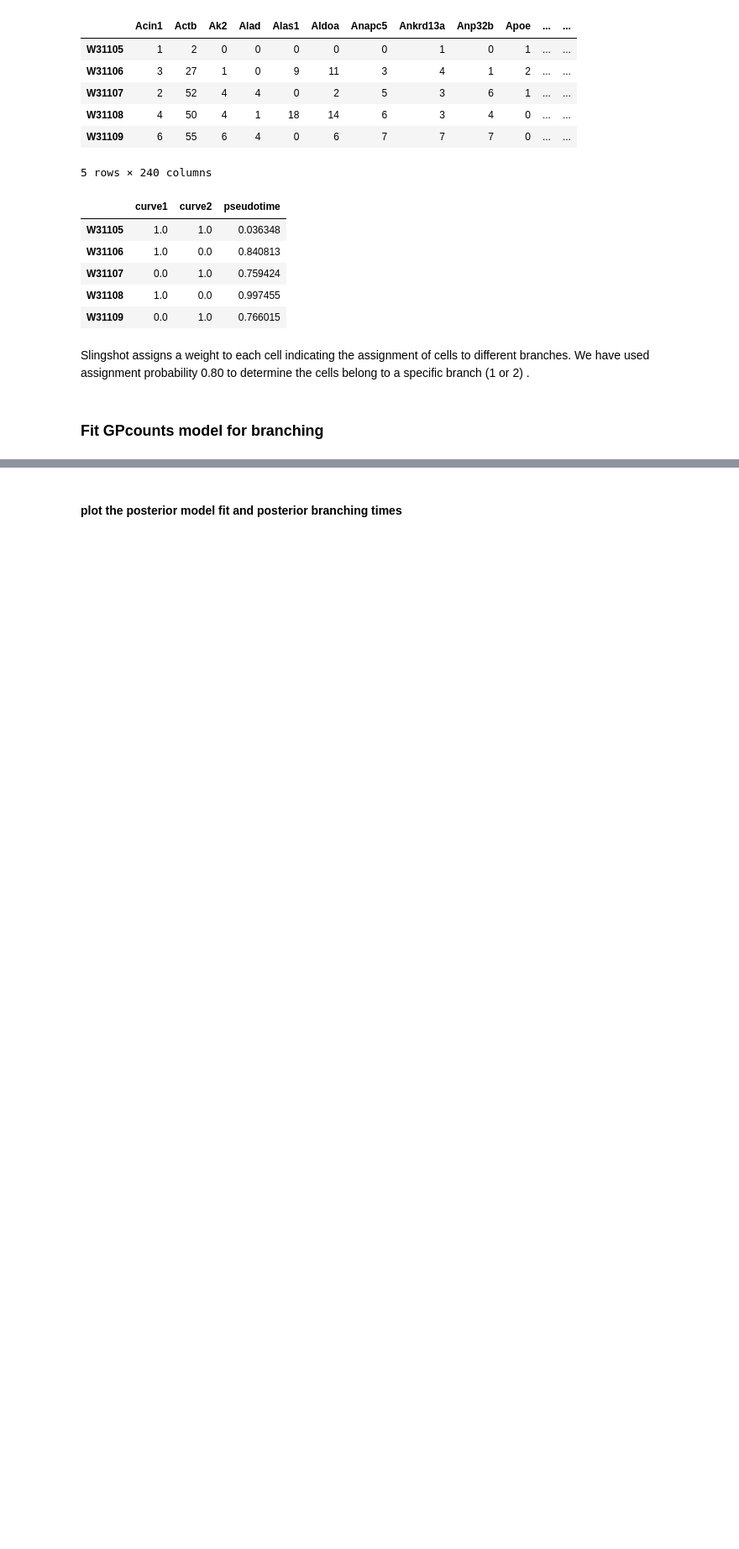
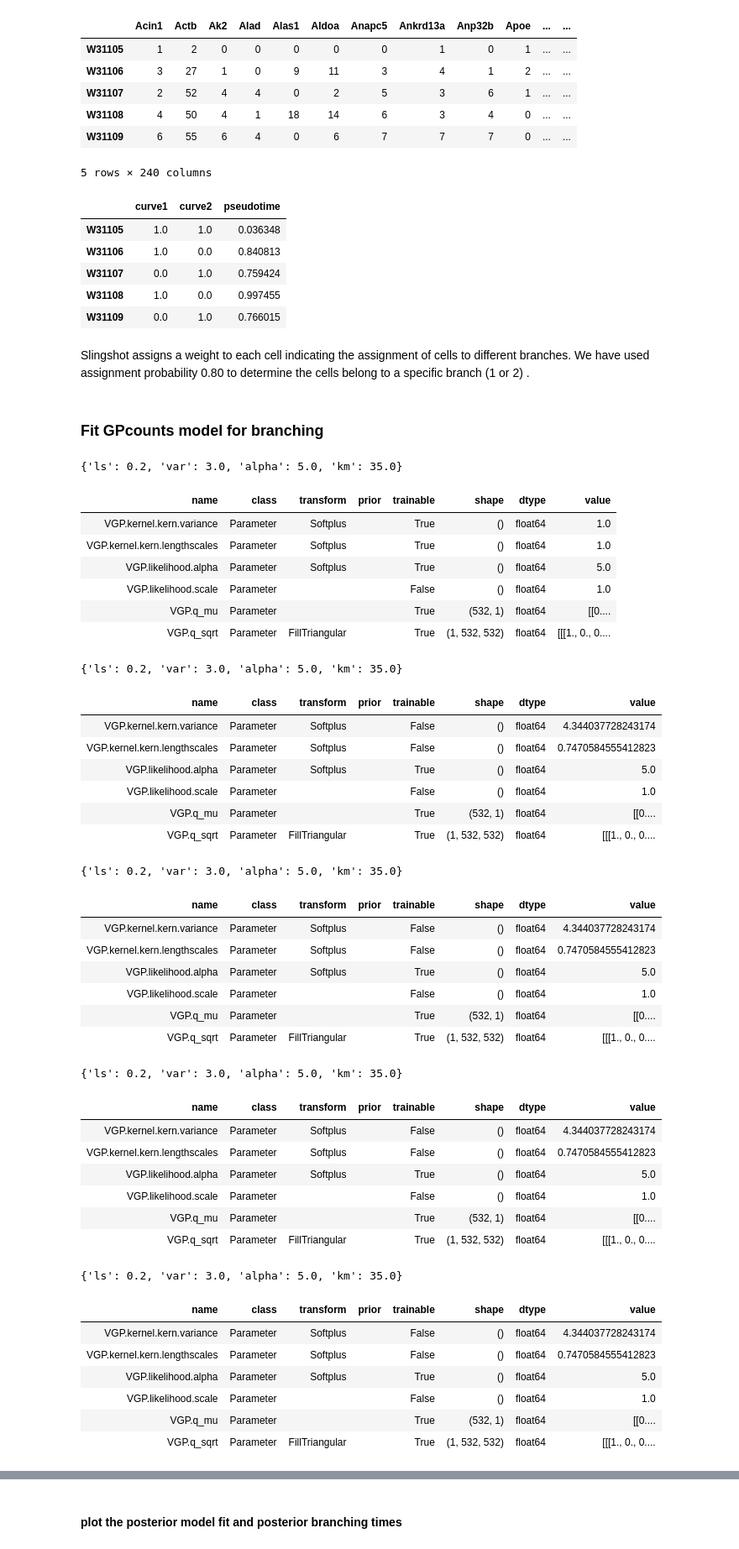
Before and after one commit to ManchesterBioinference/GPcounts, a Jupyter notebook: demo_notebooks/BranchingGPcounts.ipynb, the cells around one changed output, grey strips where cells are left out. Shown at 84% size. Drawn from its saved outputs; the diff is of its cells as text; code cells hidden in the pictures; blank space fills up the shorter version.

```diff
--- a/demo_notebooks/BranchingGPcounts.ipynb
+++ b/demo_notebooks/BranchingGPcounts.ipynb
@@ -51,10 +51,51 @@ for i in range(0, slingShot.shape[0]):
 # %%
 from GPcounts.GPcounts_Module import Fit_GPcounts
 def Fit_GPcounts_for_branching(geneName, likelihood='Negative_binomial', bins_num=50, ns=5):
     X = slingShot[1::ns][['pseudotime']]
     Y = data[1::ns][[geneName]].T
     gp_counts = Fit_GPcounts(X,Y)
     d = gp_counts.Infer_branching_location(cell_label[1::ns], bins_num=bins_num, lik_name=likelihood)
     del gp_counts
     return d
-d = Fit_GPcounts_for_branching('Mpo', bins_num=20)
+d = Fit_GPcounts_for_branching('Mpo', bins_num=30)
+# %% [output]
+{'ls': 0.2, 'var': 3.0, 'alpha': 5.0, 'km': 35.0}
+| name | class | transform | prior | trainable | shape | dtype | value |
+| VGP.kernel.kern.variance | Parameter | Softplus |  | True | () | float64 | 1.0 |
+| VGP.kernel.kern.lengthscales | Parameter | Softplus |  | True | () | float64 | 1.0 |
+| VGP.likelihood.alpha | Parameter | Softplus |  | True | () | float64 | 5.0 |
+| VGP.likelihood.scale | Parameter |  |  | False | () | float64 | 1.0 |
+| VGP.q_mu | Parameter |  |  | True | (532, 1) | float64 | [[0.... |
+| VGP.q_sqrt | Parameter | FillTriangular |  | True | (1, 532, 532) | float64 | [[[1., 0., 0.... |
+{'ls': 0.2, 'var': 3.0, 'alpha': 5.0, 'km': 35.0}
+| name | class | transform | prior | trainable | shape | dtype | value |
+| VGP.kernel.kern.variance | Parameter | Softplus |  | False | () | float64 | 4.344037728243174 |
+| VGP.kernel.kern.lengthscales | Parameter | Softplus |  | False | () | float64 | 0.7470584555412823 |
+| VGP.likelihood.alpha | Parameter | Softplus |  | True | () | float64 | 5.0 |
+| VGP.likelihood.scale | Parameter |  |  | False | () | float64 | 1.0 |
+| VGP.q_mu | Parameter |  |  | True | (532, 1) | float64 | [[0.... |
+| VGP.q_sqrt | Parameter | FillTriangular |  | True | (1, 532, 532) | float64 | [[[1., 0., 0.... |
+{'ls': 0.2, 'var': 3.0, 'alpha': 5.0, 'km': 35.0}
+| name | class | transform | prior | trainable | shape | dtype | value |
+| VGP.kernel.kern.variance | Parameter | Softplus |  | False | () | float64 | 4.344037728243174 |
+| VGP.kernel.kern.lengthscales | Parameter | Softplus |  | False | () | float64 | 0.7470584555412823 |
+| VGP.likelihood.alpha | Parameter | Softplus |  | True | () | float64 | 5.0 |
+| VGP.likelihood.scale | Parameter |  |  | False | () | float64 | 1.0 |
+| VGP.q_mu | Parameter |  |  | True | (532, 1) | float64 | [[0.... |
+| VGP.q_sqrt | Parameter | FillTriangular |  | True | (1, 532, 532) | float64 | [[[1., 0., 0.... |
+{'ls': 0.2, 'var': 3.0, 'alpha': 5.0, 'km': 35.0}
+| name | class | transform | prior | trainable | shape | dtype | value |
+| VGP.kernel.kern.variance | Parameter | Softplus |  | False | () | float64 | 4.344037728243174 |
+| VGP.kernel.kern.lengthscales | Parameter | Softplus |  | False | () | float64 | 0.7470584555412823 |
+| VGP.likelihood.alpha | Parameter | Softplus |  | True | () | float64 | 5.0 |
+| VGP.likelihood.scale | Parameter |  |  | False | () | float64 | 1.0 |
+| VGP.q_mu | Parameter |  |  | True | (532, 1) | float64 | [[0.... |
+| VGP.q_sqrt | Parameter | FillTriangular |  | True | (1, 532, 532) | float64 | [[[1., 0., 0.... |
+{'ls': 0.2, 'var': 3.0, 'alpha': 5.0, 'km': 35.0}
+| name | class | transform | prior | trainable | shape | dtype | value |
+| VGP.kernel.kern.variance | Parameter | Softplus |  | False | () | float64 | 4.344037728243174 |
+| VGP.kernel.kern.lengthscales | Parameter | Softplus |  | False | () | float64 | 0.7470584555412823 |
+| VGP.likelihood.alpha | Parameter | Softplus |  | True | () | float64 | 5.0 |
+| VGP.likelihood.scale | Parameter |  |  | False | () | float64 | 1.0 |
+| VGP.q_mu | Parameter |  |  | True | (532, 1) | float64 | [[0.... |
+| VGP.q_sqrt | Parameter | FillTriangular |  | True | (1, 532, 532) | float64 | [[[1., 0., 0.... |
```
Also changed, not shown: parts of 3 cells of this notebook, 2 other files.
